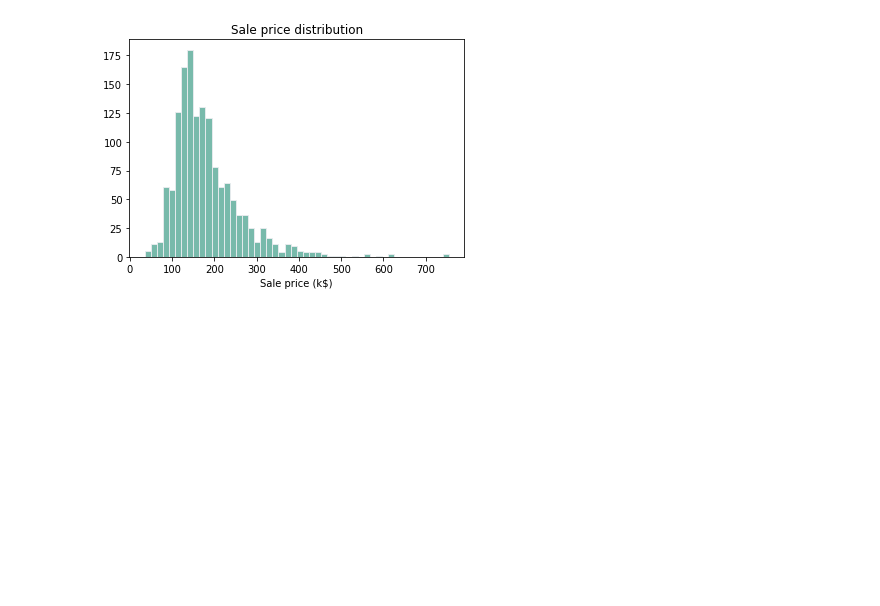
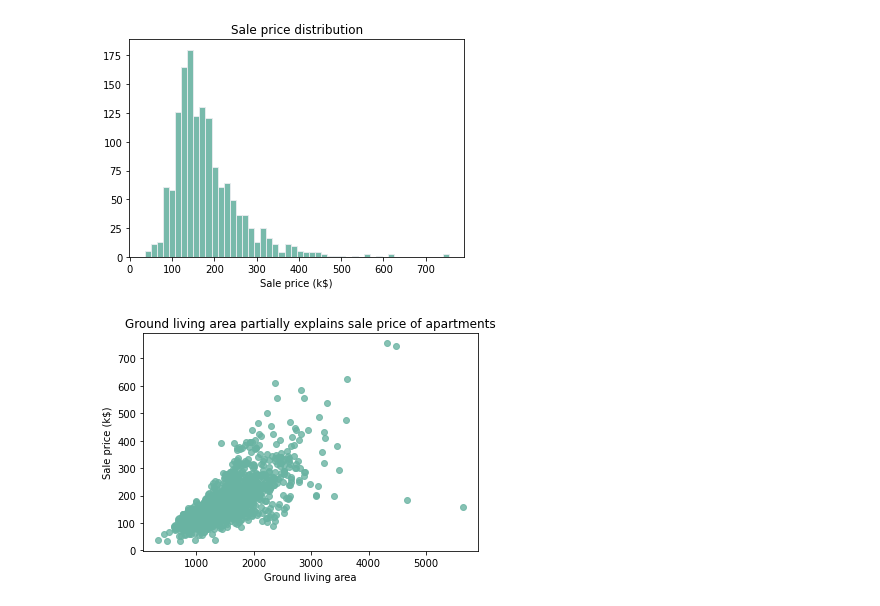
Before and after one commit to anjaliagarwal152615/lab2-dataviz, a Jupyter notebook: file.ipynb, the cells around one changed output. Drawn from its saved outputs; the diff is of its cells as text; code cells hidden in the pictures; blank space fills up the shorter version.

```diff
--- a/file.ipynb
+++ b/file.ipynb
@@ -117,13 +67,11 @@ plt.show()
 [figure]
 # %%
 #scatterplot
-# data %>%
-#   ggplot( aes(x=GrLivArea, y=SalePrice/1000)) +
-#     geom_point(color="#69b3a2", alpha=0.8) +
-#     ggtitle("Ground living area partially explains sale price of apartments") +
-#     theme_ipsum() +
-#     theme(
-#       plot.title = element_text(size=12)
-#     ) +
-#     ylab('Sale price (k$)') +
-#     xlab('Ground living area')
+
+plt.scatter(data2['GrLivArea'], data2['SalePrice']/1000, color='#69b3a2', alpha=0.8)
+plt.title('Ground living area partially explains sale price of apartments')
+plt.xlabel('Ground living area')
+plt.ylabel('Sale price (k$)')
+plt.show()
+# %% [output]
+[figure, added]
```
Also changed, not shown: parts of 19 cells of this notebook.
